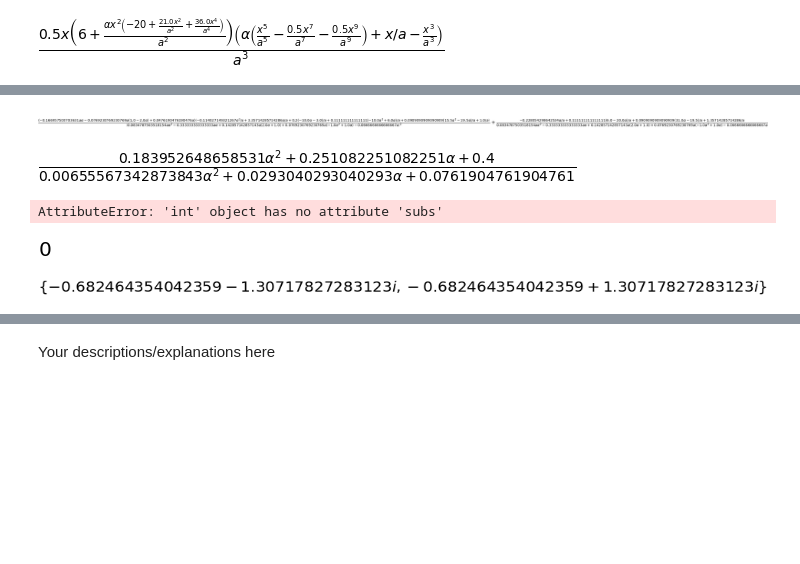
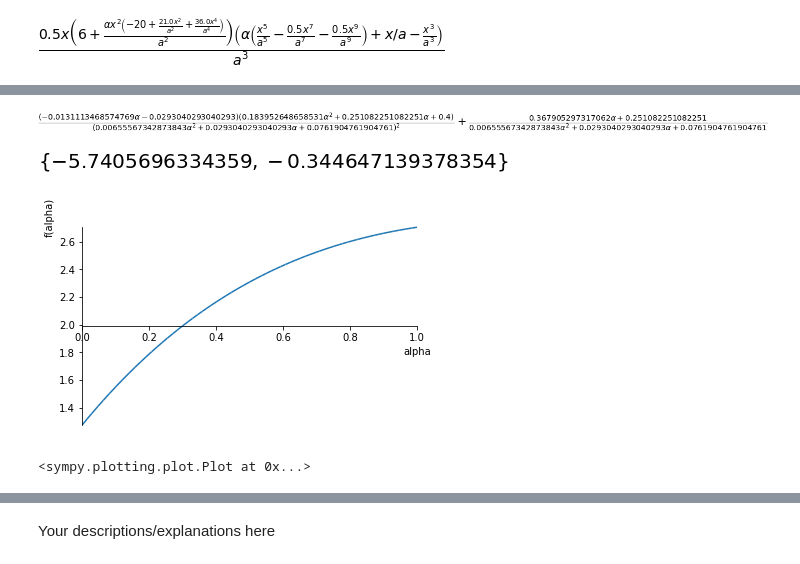
Before and after one commit to sju-chem264-2019/10-3-19-lecture-Yekaterina25, a Jupyter notebook: variational-principle.ipynb, the cells around one changed output, grey strips where cells are left out. Saved outputs shown, nothing was run; the diff lists cells and outputs as text; code cells hidden in the pictures; blank space fills up the shorter version.

```diff
--- a/variational-principle.ipynb
+++ b/variational-principle.ipynb
@@ -107,3 +125,5 @@ energy=sym.integrate(expr2, (x,0,a))/sym.integrate(expr1a,(x,0,a))
+# %%
+energy=topt/exprb
 # %%
 energy
 # %% [output]
@@ -111,22 +131,16 @@ energy
 # %%
-energy1=sym.diff(energy, alpha)
+energy1diff=sym.diff(energy, alpha)
-# %%
-energy1
-# %% [output]
-[figure, removed]
-# %%
-energy.subs(a,1)
-# %% [output]
-[figure, removed]
-# %%
-energy1.subs(a,1)
-# %% [output]
-AttributeError: 'int' object has no attribute 'subs'
-# %%
-energy1
-# %% [output]
-[figure, removed]
-# %%
-sym.solveset(energy, alpha)
-# %% [output]
-[figure, removed]
+# %%
+energy1diff
+# %% [output]
+[figure, added]
+# %%
+solutions=sym.solveset(energy1diff, alpha)
+solutions
+# %% [output]
+[figure, added]
+# %%
+sym.plot(energy1diff, (alpha, 0,1))
+# %% [output]
+[figure, added]
+<sympy.plotting.plot.Plot at 0x...>
```
Also changed, not shown: parts of 8 cells of this notebook.
